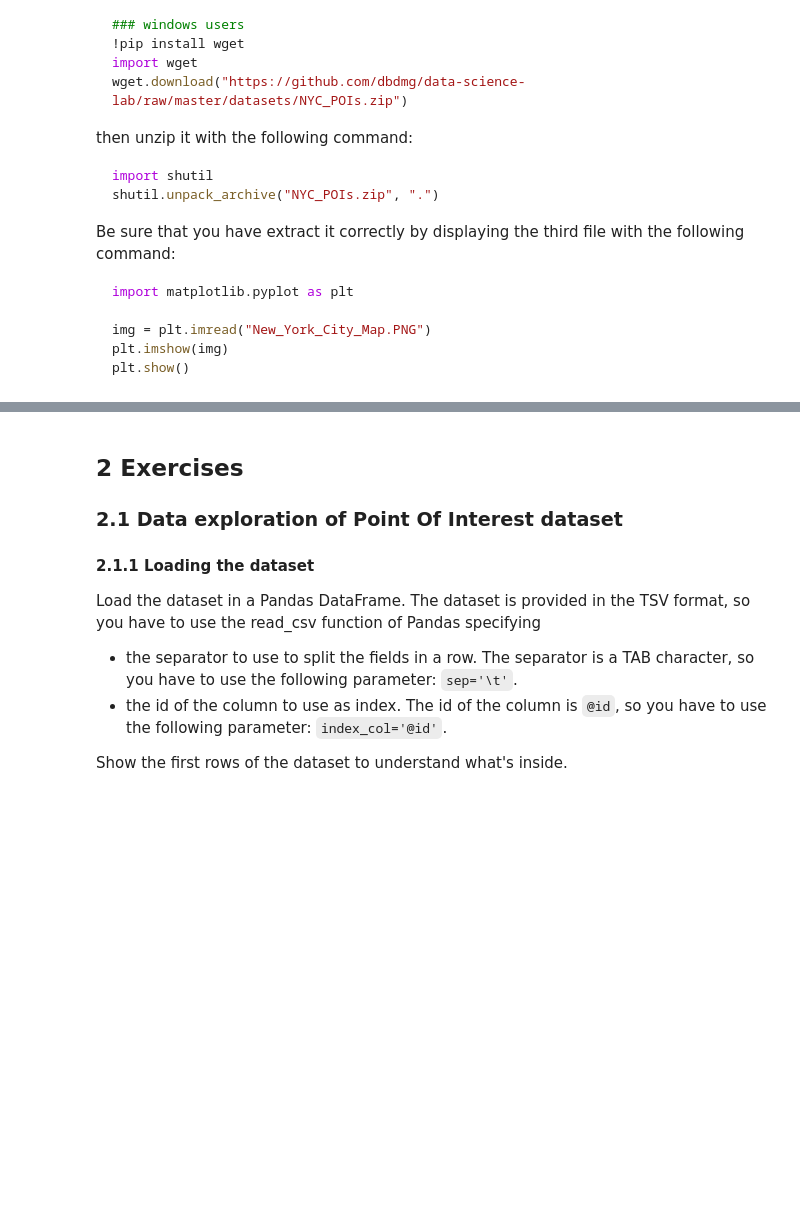
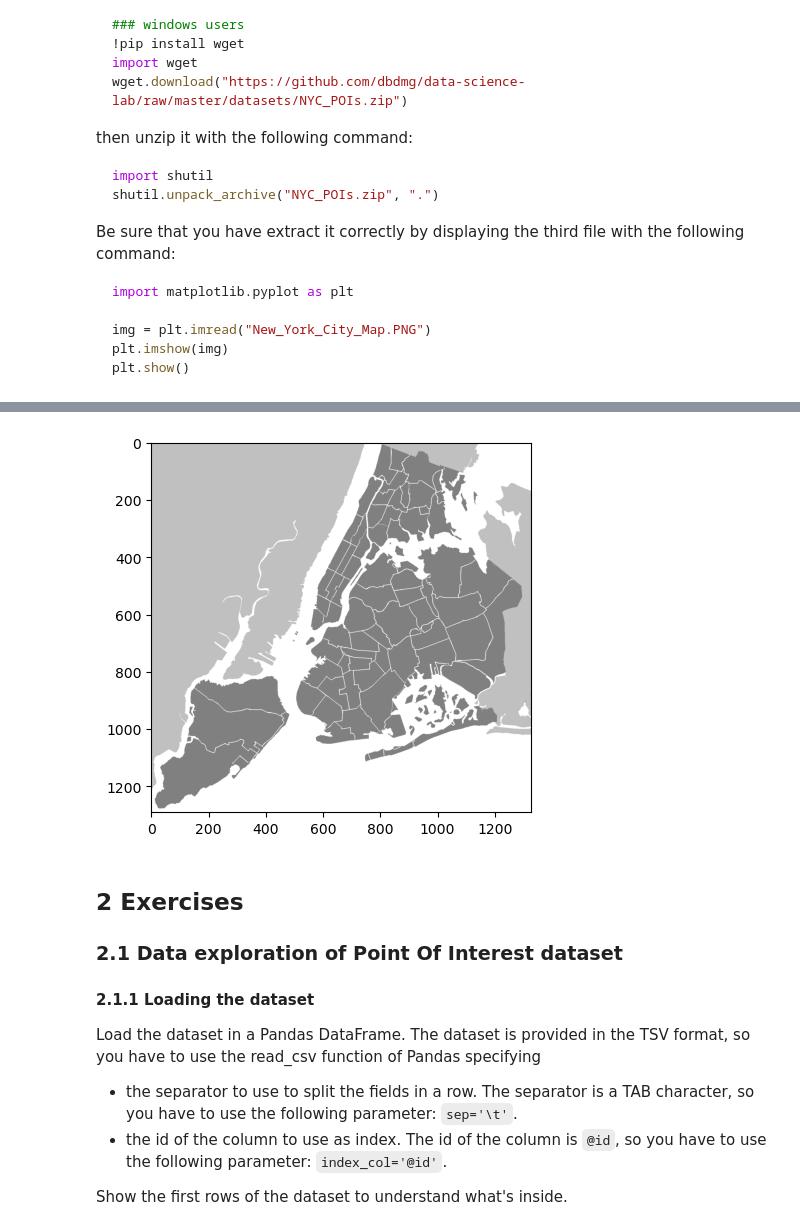
Before and after one commit to RenatoMignone/Machine-Learning-for-Networking, a Jupyter notebook: LAB/Lab 3/Lab3 - Pandas and Numpy.ipynb, the cells around one changed output, grey strips where cells are left out. Cells and saved outputs as stored; diff of their text form; code cells hidden in the pictures; blank space fills up the shorter version.

```diff
--- a/LAB/Lab 3/Lab3 - Pandas and Numpy.ipynb
+++ b/LAB/Lab 3/Lab3 - Pandas and Numpy.ipynb
@@ -100,3 +109,10 @@ plt.show()
+# %%
+import matplotlib.pyplot as plt
+img = plt.imread("New_York_City_Map.PNG")
+plt.imshow(img)
+plt.show()
+# %% [output]
+[figure, added]
 # %% [markdown]
 ## 2 Exercises
 ### 2.1 Data exploration of Point Of Interest dataset
```
Also changed, not shown: parts of 15 cells of this notebook, 2 other files.
